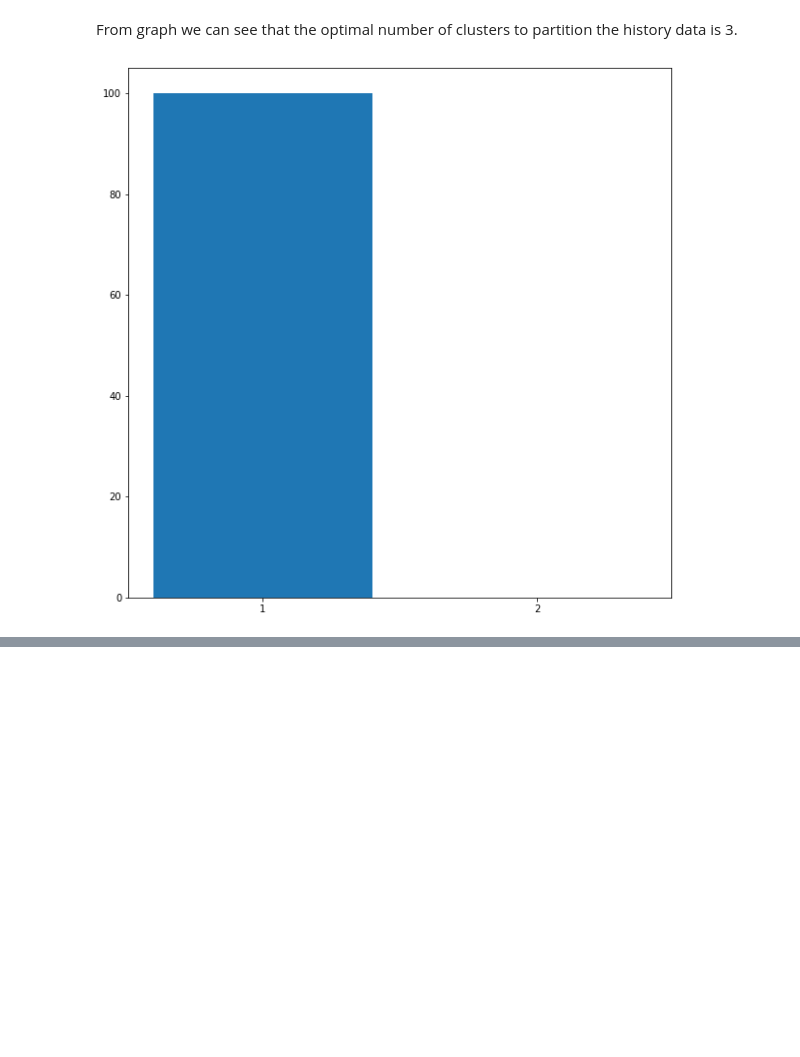
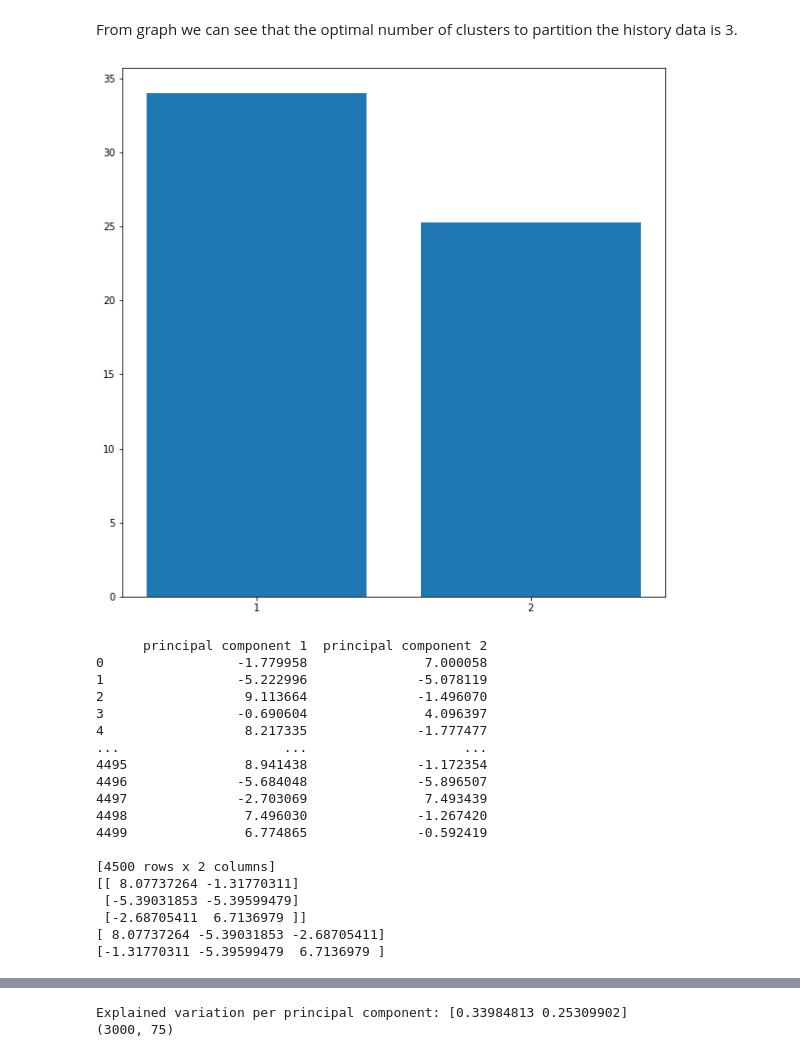
Before and after one commit to EmilySu08/MathProject, a Jupyter notebook: Kmeans.ipynb, the cells around one changed output, grey strips where cells are left out. Cells and saved outputs as stored; diff of their text form; code cells hidden in the pictures; blank space fills up the shorter version.

```diff
--- a/Kmeans.ipynb
+++ b/Kmeans.ipynb
@@ -31,32 +31,57 @@ plt.show()
 From graph we can see that the optimal number of clusters to partition the history data is 3.
 # %%
 from sklearn.decomposition import PCA
+from sklearn.preprocessing import StandardScaler
 from sklearn import cluster
 #change data into 2-dimensions
 pca = PCA(2)
+history = StandardScaler().fit_transform(history)
 data = pca.fit_transform(history)
-
-kmeans = cluster.KMeans(3)
-kmeans.fit(data)
 
 #check variance of components
 plt.figure(figsize=(10,10))
 var = np.round(pca.explained_variance_ratio_*100, decimals = 1)
 lbls = [str(x) for x in range(1,len(var)+1)]
 plt.bar(x=range(1,len(var)+1), height = var, tick_label = lbls)
 plt.show()
 
 #train k means and pca
+kmeans = cluster.KMeans(3)
+kmeans.fit(data)
+
 centers = np.array(kmeans.cluster_centers_)
 model = KMeans(n_clusters = 3, init = "k-means++")
 label = model.fit_predict(data)
 plt.figure(figsize=(10,10))
 uniq = np.unique(label)
 for i in uniq:
     plt.scatter(data[label == i , 0] , data[label == i , 1] , label = i)
 plt.scatter(centers[:,0], centers[:,1], marker="x", color='k')
 #This is done to find the centroid for each clusters.
+print(centers)
+print(centers[:,0])
+print(centers[:,1])
 plt.legend()
+#plt.set_title('PCA', fontsize = 20)
 plt.show()
 # %% [output]
-[figure, old version]
+[figure, new version]
+      principal component 1  principal component 2
+0                 -1.779958               7.000058
+1                 -5.222996              -5.078119
+2                  9.113664              -1.496070
+3                 -0.690604               4.096397
+4                  8.217335              -1.777477
+...                     ...                    ...
+4495               8.941438              -1.172354
+4496              -5.684048              -5.896507
+4497              -2.703069               7.493439
+4498               7.496030              -1.267420
+4499               6.774865              -0.592419
+
+[4500 rows x 2 columns]
+[[ 8.07737264 -1.31770311]
+ [-5.39031853 -5.39599479]
+ [-2.68705411  6.7136979 ]]
+[ 8.07737264 -5.39031853 -2.68705411]
+[-1.31770311 -5.39599479  6.7136979 ]
@@ -63,0 +89,20 @@ plt.show()
+# %%
+#cov_matrix = np.cov(history)
+#eigen_val = np.linalg.eig(cov_matrix)
+from sklearn.linear_model import LinearRegression
+#table of principle components
+his_pca = pd.DataFrame(data = data, columns = ['principal component 1', 'principal component 2'])
+#print(his_pca)
+
+print('Explained variation per principal component: {}'.format(pca.explained_variance_ratio_))
+#choose pc 1 as features since have higher variance ratio
+features = np.zeros((4500, 1))
+features[: , 0] = his_pca.iloc[:, 0]
+user_ratings = pd.read_csv("user_ratings.csv")
+user_ratings_table = pd.pivot_table(user_ratings,values='RATING', index='USER ID', columns='PRODUCT')
+print(user_ratings_table.shape)
+
+#np.linalg.lstsq(features,user_ratings_table)
+# %% [output]
+Explained variation per principal component: [0.33984813 0.25309902]
+(3000, 75)
```
Also changed, not shown: parts of 2 cells of this notebook.
